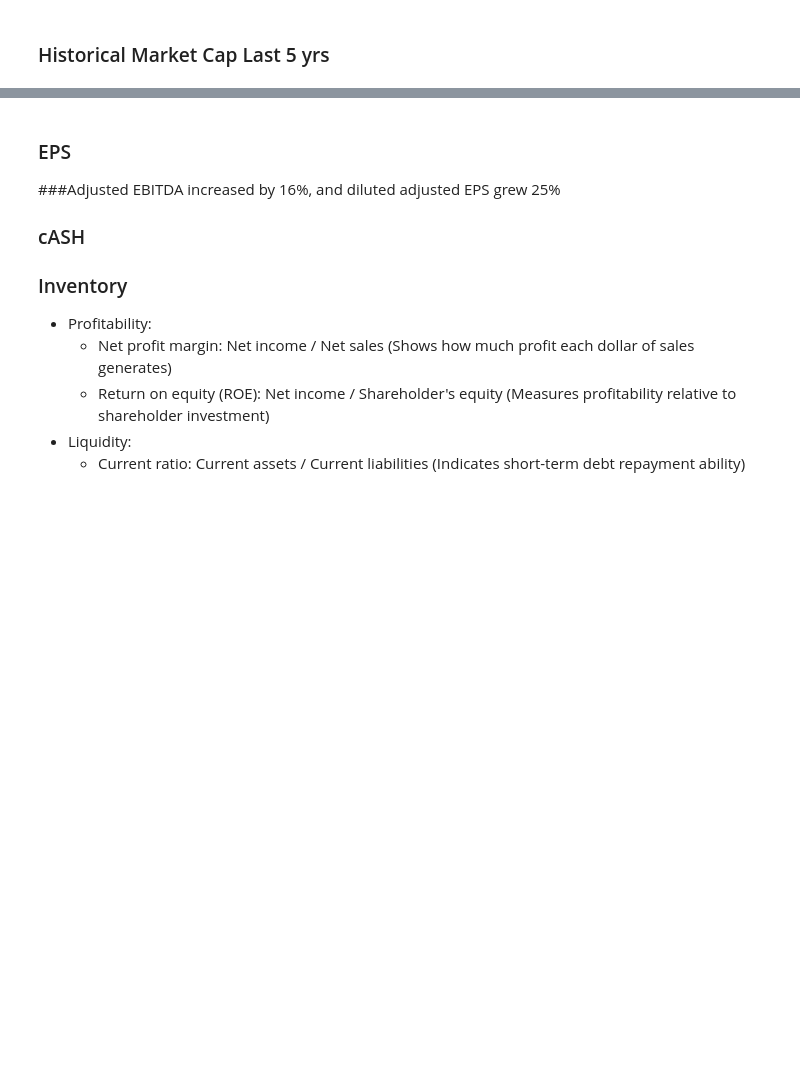
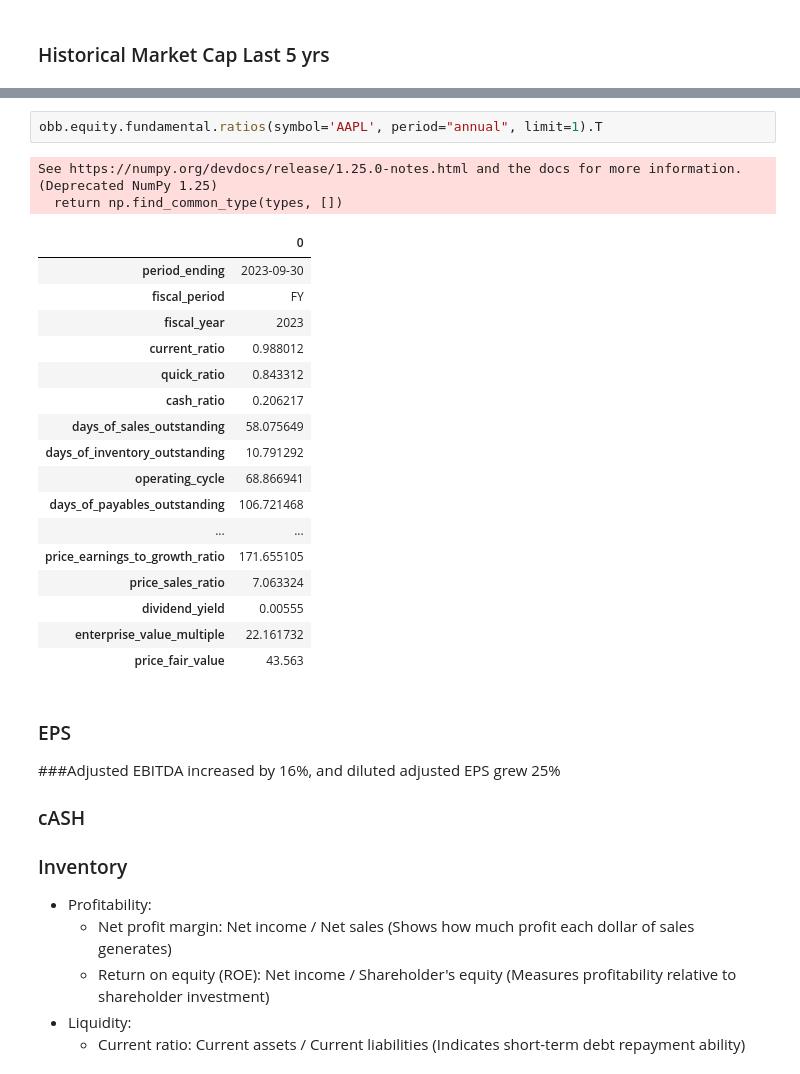
Before and after one commit to mmistroni/OpenBB_Experiments, a Jupyter notebook: OpenBBFinancialAnalysis.ipynb, the cells around one changed output, grey strips where cells are left out. Cells and saved outputs as stored; diff of their text form; blank space fills up the shorter version.

```diff
--- a/OpenBBFinancialAnalysis.ipynb
+++ b/OpenBBFinancialAnalysis.ipynb
@@ -412,3 +572,25 @@ alldata.plot.bar(figsize=(20, 8))
+# %%
+obb.equity.fundamental.ratios(symbol='AAPL', period="annual", limit=1).T
+# %% [output]
+See https://numpy.org/devdocs/release/1.25.0-notes.html and the docs for more information.  (Deprecated NumPy 1.25)
+  return np.find_common_type(types, [])
+|  | 0 |
+| period_ending | 2023-09-30 |
+| fiscal_period | FY |
+| fiscal_year | 2023 |
+| current_ratio | 0.988012 |
+| quick_ratio | 0.843312 |
+| cash_ratio | 0.206217 |
+| days_of_sales_outstanding | 58.075649 |
+| days_of_inventory_outstanding | 10.791292 |
+| operating_cycle | 68.866941 |
+| days_of_payables_outstanding | 106.721468 |
+| ... | ... |
+| price_earnings_to_growth_ratio | 171.655105 |
+| price_sales_ratio | 7.063324 |
+| dividend_yield | 0.00555 |
+| enterprise_value_multiple | 22.161732 |
+| price_fair_value | 43.563 |
 # %% [markdown]
 ### EPS
 ###Adjusted EBITDA increased by 16%, and diluted adjusted EPS grew 25%
```
Also changed, not shown: parts of 36 cells of this notebook.
